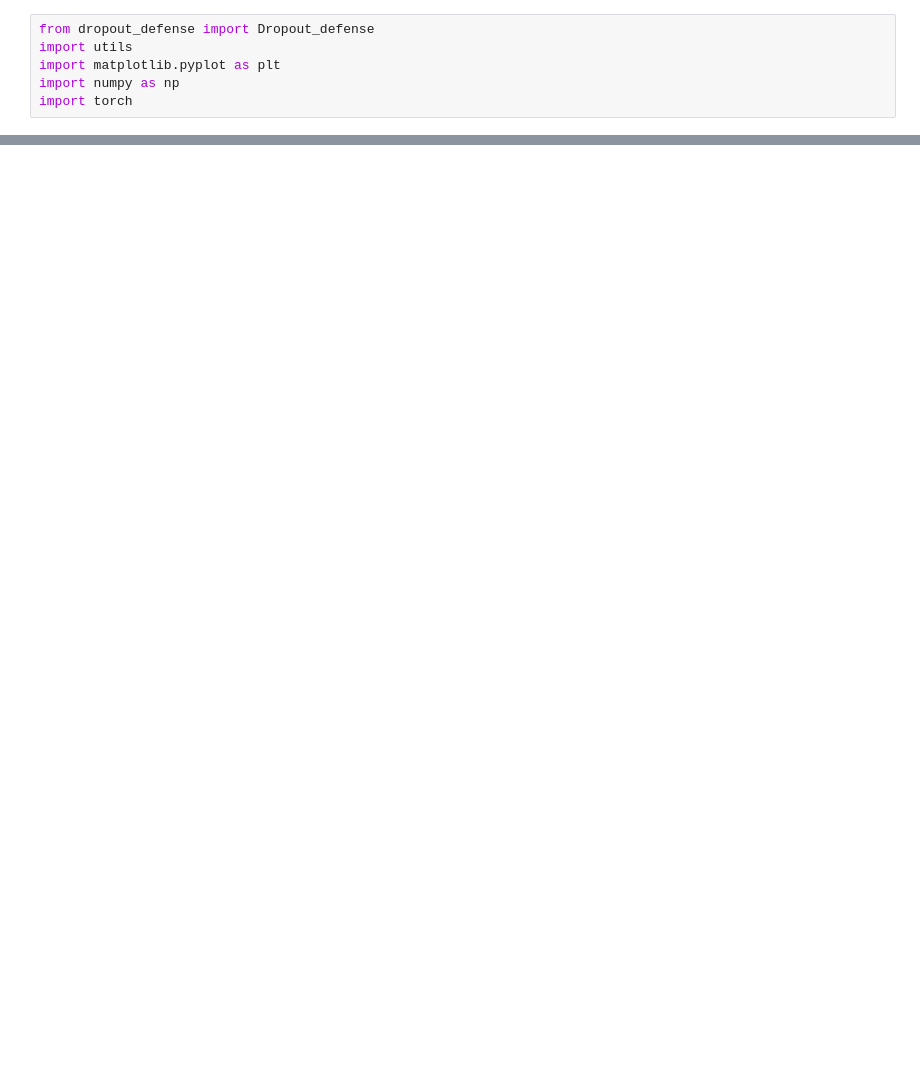
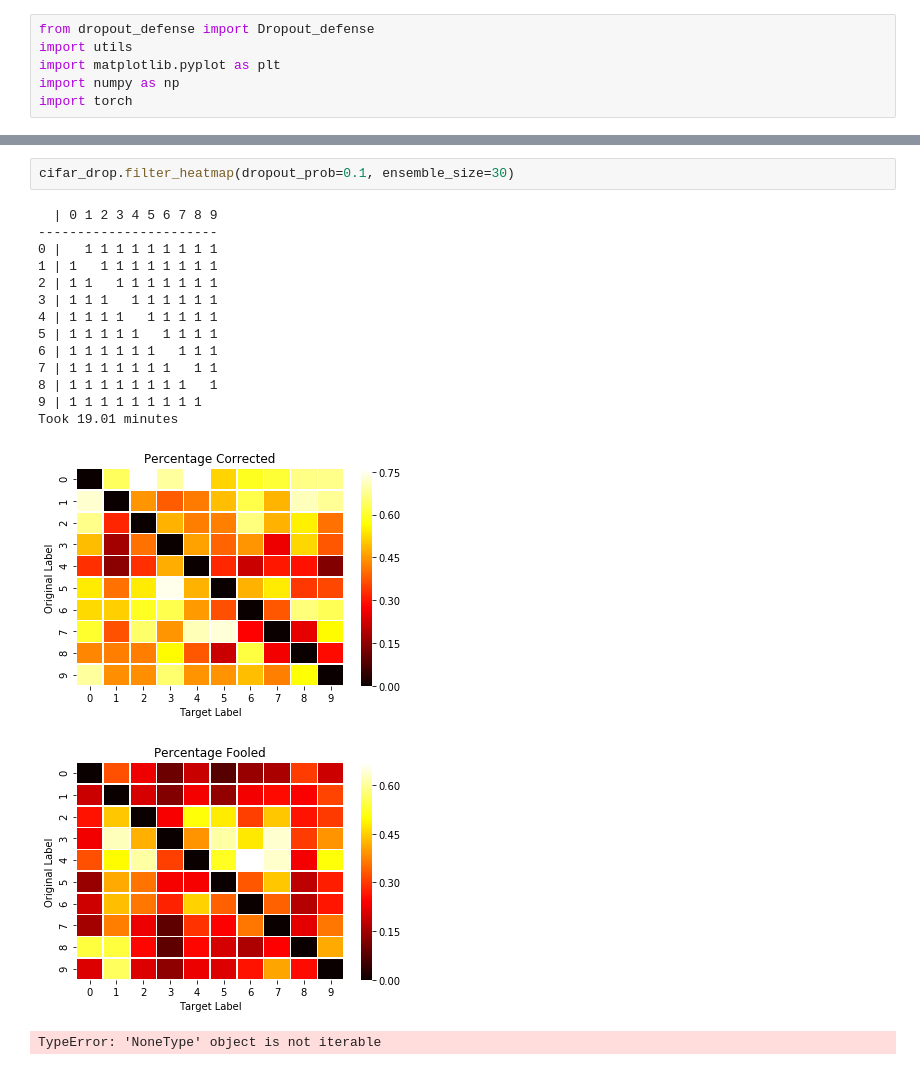
Before and after one commit to justinpyron/CS-231, a Jupyter notebook: Project/adversarial_generation/dropout_defense.ipynb, the cells around one changed output, grey strips where cells are left out. Drawn from its saved outputs; the diff is of its cells as text; blank space fills up the shorter version.

Commit message:
Added filter accuracy

```diff
--- a/Project/adversarial_generation/dropout_defense.ipynb
+++ b/Project/adversarial_generation/dropout_defense.ipynb
@@ -188,0 +46,19 @@ for i in range(len(originals)):
+# %%
+cifar_drop.filter_heatmap(dropout_prob=0.1, ensemble_size=30)
+# %% [output]
+  | 0 1 2 3 4 5 6 7 8 9
+-----------------------
+0 |   1 1 1 1 1 1 1 1 1
+1 | 1   1 1 1 1 1 1 1 1
+2 | 1 1   1 1 1 1 1 1 1
+3 | 1 1 1   1 1 1 1 1 1
+4 | 1 1 1 1   1 1 1 1 1
+5 | 1 1 1 1 1   1 1 1 1
+6 | 1 1 1 1 1 1   1 1 1
+7 | 1 1 1 1 1 1 1   1 1
+8 | 1 1 1 1 1 1 1 1   1
+9 | 1 1 1 1 1 1 1 1 1
+Took 19.01 minutes
+[figure, added]
+[figure, added]
+TypeError: 'NoneType' object is not iterable
```
Also changed, not shown: parts of 23 cells of this notebook, 2 other files.
